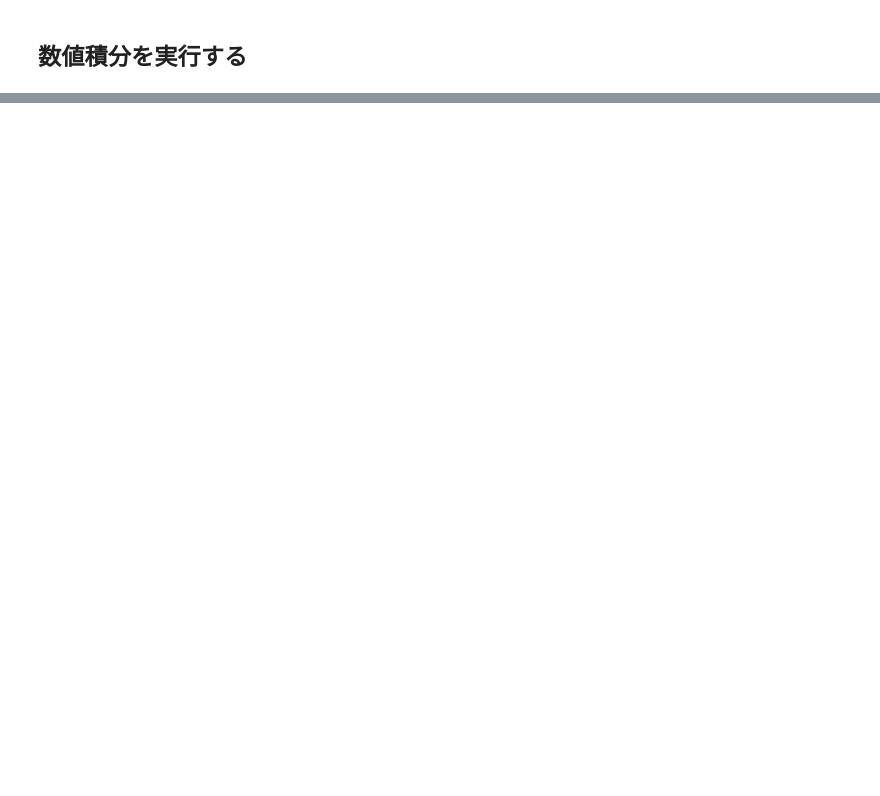
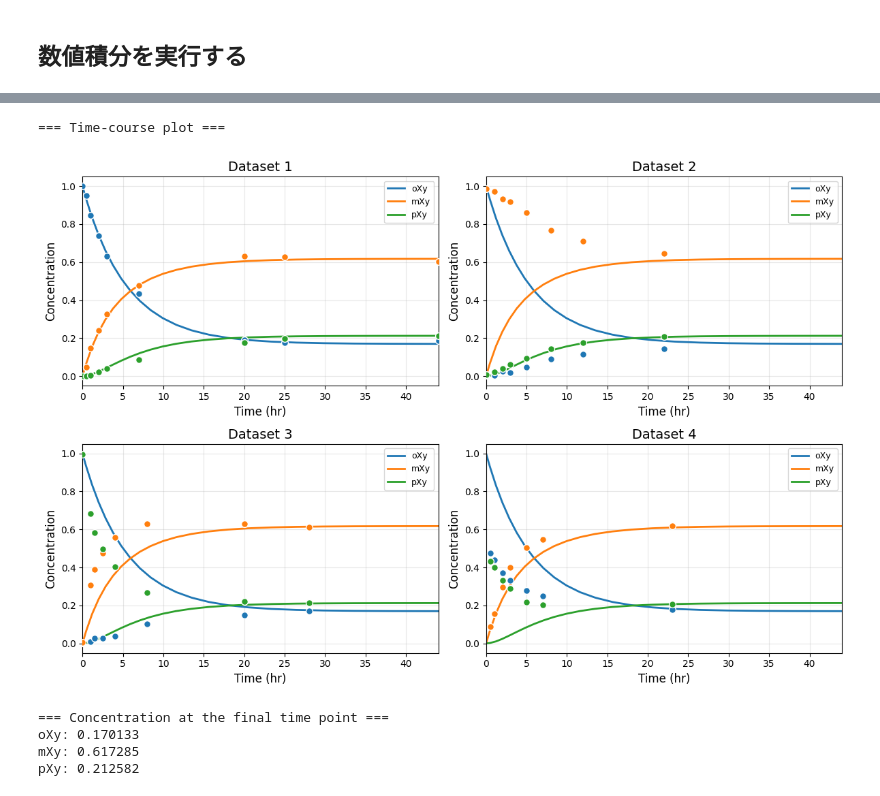
Before and after one commit to PEJpOhno/rxnfit, a Jupyter notebook: examples/example_script_classExpDataFitSci_ref5.ipynb, the cells around one changed output, grey strips where cells are left out. Cells and saved outputs as stored; diff of their text form; code cells hidden in the pictures; blank space fills up the shorter version.

```diff
--- a/examples/example_script_classExpDataFitSci_ref5.ipynb
+++ b/examples/example_script_classExpDataFitSci_ref5.ipynb
@@ -77,7 +125,11 @@ expdata_read([df1, df2, df3, df4])  # 複数データフレームのリストを
 ### フィッティング
 ExpDataFitSci でシンボリックな速度定数をフィッティング。
 # %%
-# ExpDataFitSci でフィッティング（t_range, df_list 必須）
+builded_rxnode = RxnODEbuild(file_path_rxn)
 t_range = (float(df1.iloc[:, 0].min()), float(df1.iloc[:, 0].max()))
-fit_sci = ExpDataFitSci(builded_rxnode, [df1, df2, df3, df4], t_range)
-result, param_info = fit_sci.run_fit(p0=[1,1,1,1,1,1]) # 未知の速度定数の初期値
+fit_sci = ExpDataFitSci(builded_rxnode, [df1, df3, df4], t_range)
+result, param_info = fit_sci.run_fit(
+    p0=[1e-8, 1e-8, 1e-1, 1e-1, 1e-1, 1e-1], # 未知の速度定数の初期値
+    use_log_fit=True, # k1, k2が0に近いと予想されるため、対数変換した値でフィットする
+    lower_bound=1e-10,
+)
@@ -113,3 +189,10 @@ ode_construct, sol = solved_rxnode.solve_system()
 # %%
 # シミュレーション曲線に実験データ点を重ねる（線と点で色を揃える）
-solved_rxnode.solution_plot(expdata_df=df1, species=['oXy', 'mXy', 'pXy'])
+solved_rxnode.solution_plot(expdata_df=[df1, df2, df3, df4], species=['oXy', 'mXy', 'pXy'], subplot_layout=(2,2))
+# %% [output]
+=== Time-course plot ===
+[figure, added]
+=== Concentration at the final time point ===
+oXy: 0.170133
+mXy: 0.617285
+pXy: 0.212582
```
Also changed, not shown: parts of 8 cells of this notebook, 9 other files.
